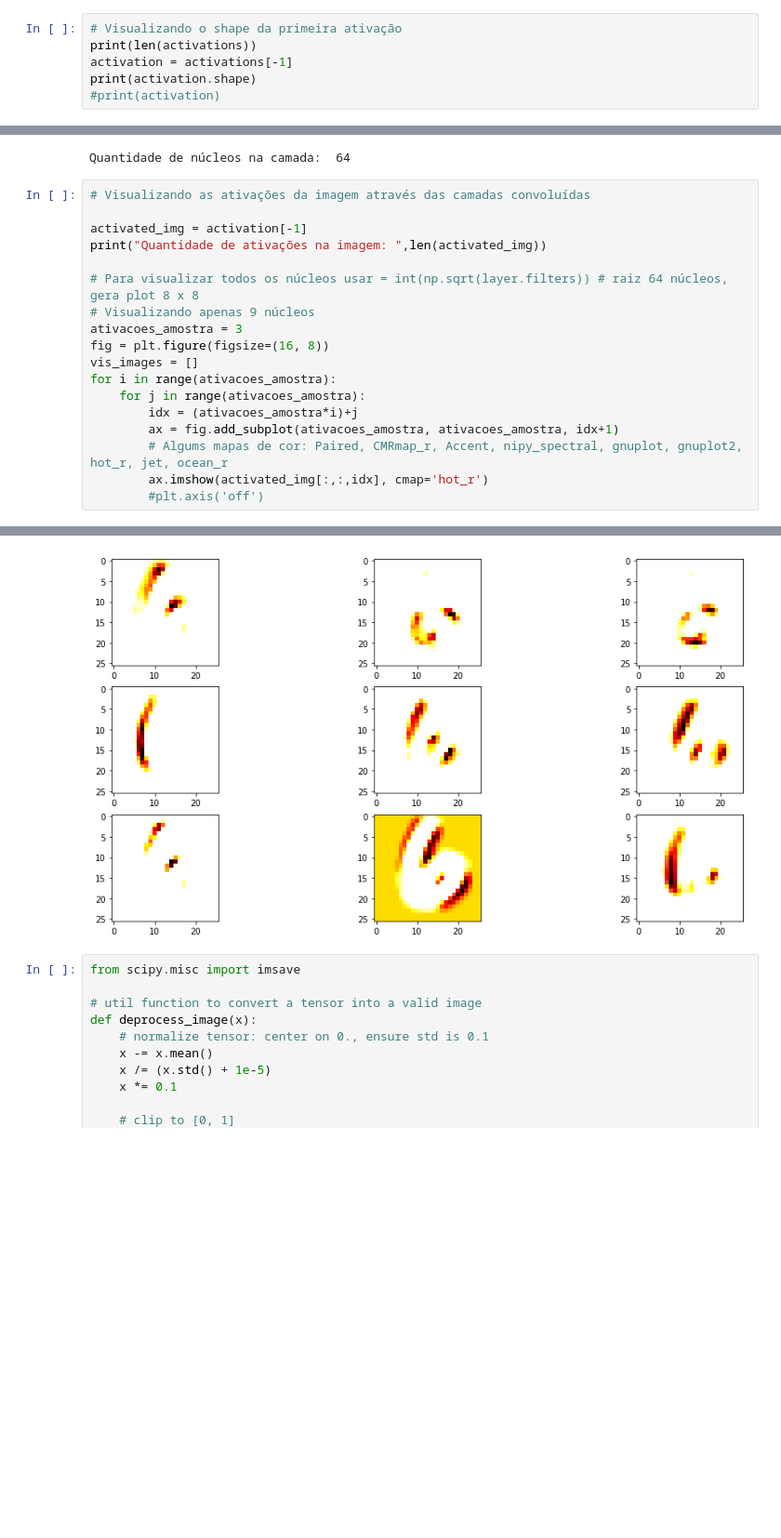
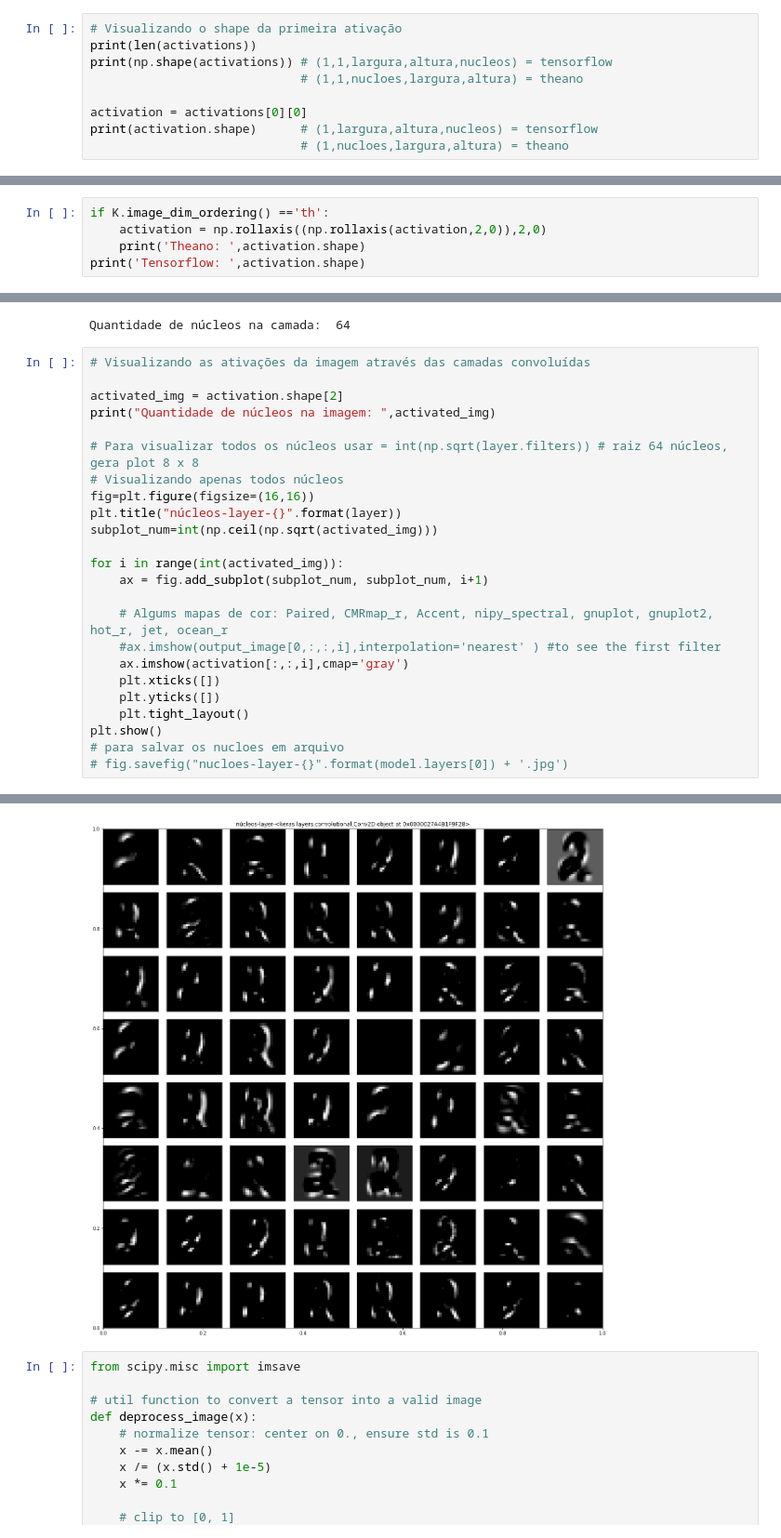
Before and after one commit to diogenesd/mnist, a Jupyter notebook: MNIST-ConvNet.ipynb, the cells around one changed output, grey strips where cells are left out. Shown at 93% size. Saved outputs shown, nothing was run; the diff lists cells and outputs as text; blank space fills up the shorter version.

```diff
--- a/MNIST-ConvNet.ipynb
+++ b/MNIST-ConvNet.ipynb
@@ -682,8 +679,11 @@ activations = get_activations(model, layer, input_img_data)
 # %%
 # Visualizando o shape da primeira ativação
 print(len(activations))
-activation = activations[-1]
-print(activation.shape)
-#print(activation)
+print(np.shape(activations)) # (1,1,largura,altura,nucleos) = tensorflow
+                             # (1,1,nucloes,largura,altura) = theano
+
+activation = activations[0][0]
+print(activation.shape)      # (1,largura,altura,nucleos) = tensorflow
+                             # (1,nucloes,largura,altura) = theano
 # %% [output]
 1
@@ -690,0 +692,5 @@ print(activation.shape)
+# %%
+if K.image_dim_ordering() =='th':
+    activation = np.rollaxis((np.rollaxis(activation,2,0)),2,0)
+    print('Theano: ',activation.shape)
+print('Tensorflow: ',activation.shape)
@@ -696,19 +710,25 @@ Quantidade de núcleos na camada:  64
 # %%
 # Visualizando as ativações da imagem através das camadas convoluídas
 
-activated_img = activation[-1]
-print("Quantidade de ativações na imagem: ",len(activated_img))
+activated_img = activation.shape[2]
+print("Quantidade de núcleos na imagem: ",activated_img)
 
 # Para visualizar todos os núcleos usar = int(np.sqrt(layer.filters)) # raiz 64 núcleos, gera plot 8 x 8
-# Visualizando apenas 9 núcleos
-ativacoes_amostra = 3
-fig = plt.figure(figsize=(16, 8))
-vis_images = []
-for i in range(ativacoes_amostra):
-    for j in range(ativacoes_amostra):
-        idx = (ativacoes_amostra*i)+j
-        ax = fig.add_subplot(ativacoes_amostra, ativacoes_amostra, idx+1)
-        # Algums mapas de cor: Paired, CMRmap_r, Accent, nipy_spectral, gnuplot, gnuplot2, hot_r, jet, ocean_r
-        ax.imshow(activated_img[:,:,idx], cmap='hot_r')
-        #plt.axis('off')
+# Visualizando apenas todos núcleos
+fig=plt.figure(figsize=(16,16))
+plt.title("núcleos-layer-{}".format(layer))
+subplot_num=int(np.ceil(np.sqrt(activated_img)))
+
+for i in range(int(activated_img)):
+    ax = fig.add_subplot(subplot_num, subplot_num, i+1)
+
+    # Algums mapas de cor: Paired, CMRmap_r, Accent, nipy_spectral, gnuplot, gnuplot2, hot_r, jet, ocean_r
+    #ax.imshow(output_image[0,:,:,i],interpolation='nearest' ) #to see the first filter
+    ax.imshow(activation[:,:,i],cmap='gray')
+    plt.xticks([])
+    plt.yticks([])
+    plt.tight_layout()
+plt.show()
+# para salvar os nucloes em arquivo
+# fig.savefig("nucloes-layer-{}".format(model.layers[0]) + '.jpg')
 # %% [output]
@@ -716,4 +736,4 @@ Quantidade de ativações na imagem:  26
-[figure, old version]
+[figure, new version]
 # %%
 from scipy.misc import imsave
 
```
Also changed, not shown: parts of 24 cells of this notebook, 3 other files.
